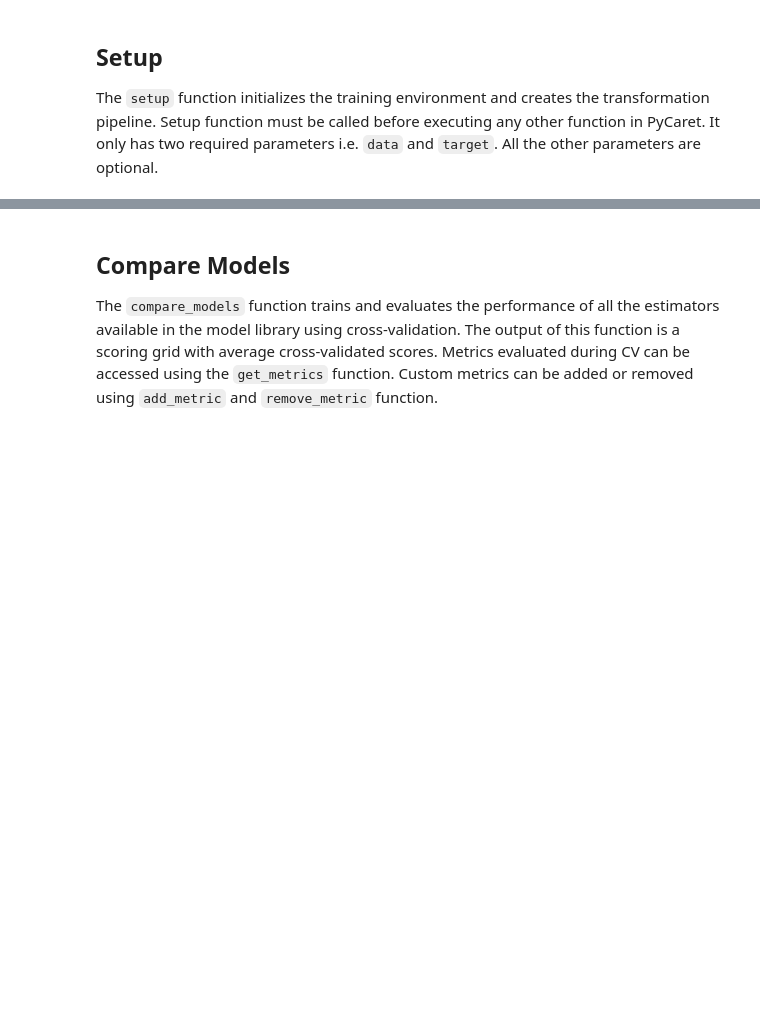
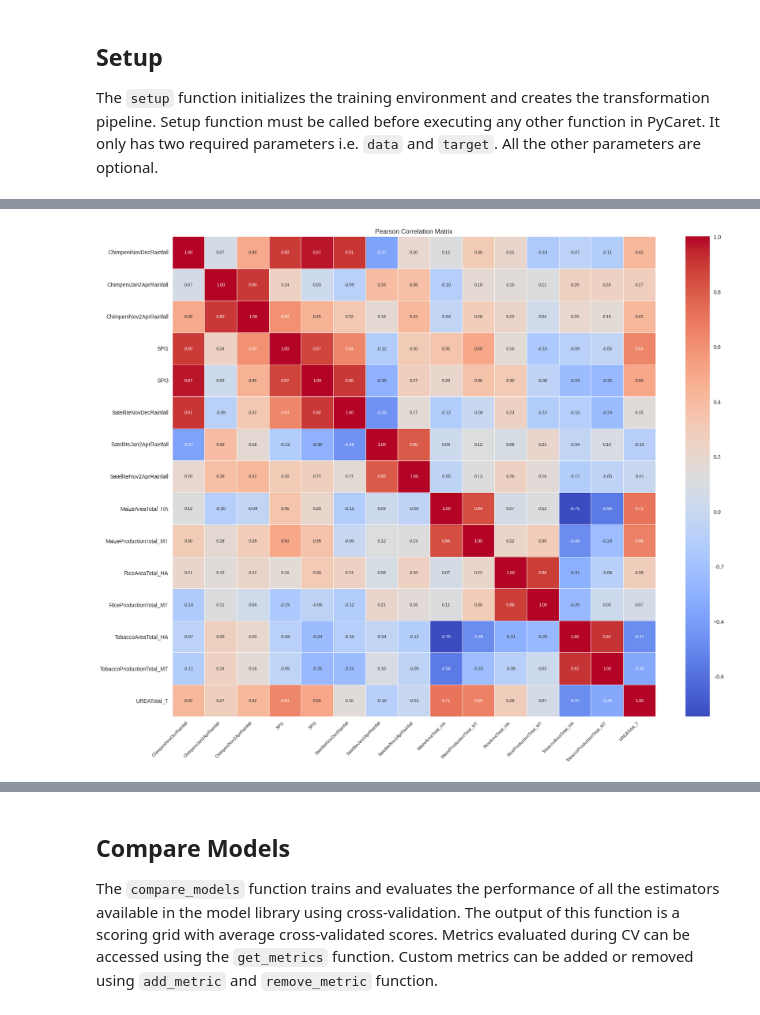
Before and after one commit to mtofighi/ChilwaBasin, a Jupyter notebook: ChilwaBasin_DataAnalysis_032024/ChilwaBasin_Regression_PyCaret_Agriculture.ipynb, the cells around one changed output, grey strips where cells are left out. Saved outputs shown, nothing was run; the diff lists cells and outputs as text; code cells hidden in the pictures; blank space fills up the shorter version.

```diff
--- a/ChilwaBasin_DataAnalysis_032024/ChilwaBasin_Regression_PyCaret_Agriculture.ipynb
+++ b/ChilwaBasin_DataAnalysis_032024/ChilwaBasin_Regression_PyCaret_Agriculture.ipynb
@@ -69,11 +69,11 @@ dataAll = pd.read_excel(url)
 # Convert the index to datetime format (assuming the index is in a date format)
 dataAll.index = pd.to_datetime(dataAll.iloc[:, 0])
 
-# Extract year and month from the index
-dataAll['Year'] = dataAll.index.year
+# # Extract year and month from the index
+# dataAll['Year'] = dataAll.index.year
 
-# Set the columns 'Year' and 'Month' as the index
-dataAll.set_index(['Year'], inplace=True)
+# # Set the columns 'Year' and 'Month' as the index
+# dataAll.set_index(['Year'], inplace=True)
 
 # Check the type of dataset
 print("Data types:", dataAll.dtypes)
@@ -164,0 +177,29 @@ ValueError: Invalid value for the index parameter. There are duplicate indices i
+# %%
+import pandas as pd
+import seaborn as sns
+import matplotlib.pyplot as plt
+
+# Assuming your DataFrame is named 'data'
+# Calculate Pearson Correlation
+correlation_matrix_pearson = data.corr()
+
+# Set the figure size and annotation font size
+plt.figure(figsize=(20, 16))
+
+# Plot the Pearson correlation matrix
+sns.heatmap(correlation_matrix_pearson, annot=True, cmap='coolwarm', fmt=".2f", annot_kws={"size": 8}, linewidths=0.5)
+plt.title('Pearson Correlation Matrix', fontsize=12)
+
+# Rotate the feature names on the x-axis
+plt.xticks(rotation=45, ha='right', fontsize=8)
+
+# Save the plot in high-quality JPG format
+# plt.savefig('pearson_correlation_matrix_plot.jpg', dpi=300, bbox_inches='tight')
+
+# Save the Pearson correlation matrix as an Excel file
+correlation_matrix_pearson.to_excel('pearson_correlation_matrix.xlsx')
+
+# Show the plot
+plt.show()
+# %% [output]
+[figure, added]
```
Also changed, not shown: parts of 5 cells of this notebook.
